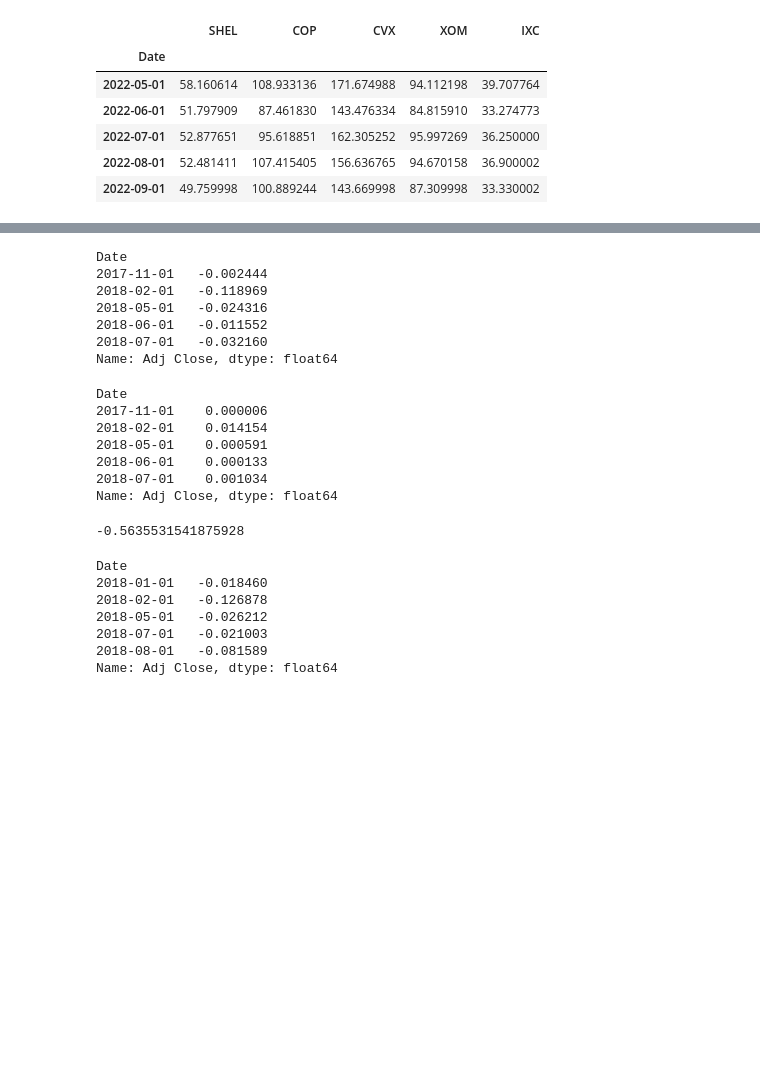
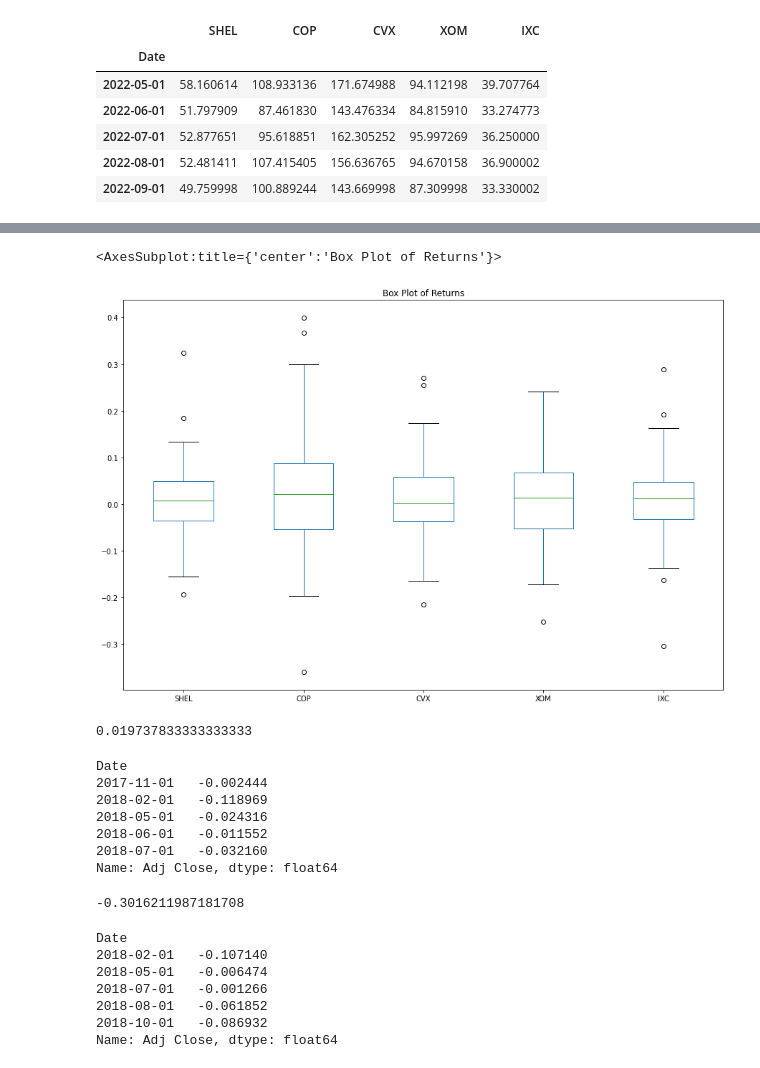
Before and after one commit to ggorovod/Sector-Stock-Selection-Model, a Jupyter notebook: Sortino_Ratio.ipynb, the cells around one changed output, grey strips where cells are left out. Cells and saved outputs as stored; diff of their text form; code cells hidden in the pictures; blank space fills up the shorter version.

```diff
--- a/Sortino_Ratio.ipynb
+++ b/Sortino_Ratio.ipynb
@@ -100,3 +92,15 @@ Expected_returns
+# %%
+energy_stocks_returns.plot.box(figsize=(15,10), title="Box Plot of Returns")
+# %% [output]
+<AxesSubplot:title={'center':'Box Plot of Returns'}>
+[figure, added]
+# %%
+#Get the Risk Free Rate from treasury_df
+risk_free_rate = treasury_df.mean() / 100
+
+risk_free_rate
+# %% [output]
+0.019737833333333333
 # %%
 # Sortino ratio for shell
 
@@ -118,52 +121,37 @@ Date
 2018-06-01   -0.011552
 2018-07-01   -0.032160
 Name: Adj Close, dtype: float64
-# %%
-# Step 3: Calculating square of negative excess returns
-
-Square_of_negative_excess_shell_returns = Negative_excess_shell_returns**2
-Square_of_negative_excess_shell_returns.head()
-# %% [output]
-Date
-2017-11-01    0.000006
-2018-02-01    0.014154
-2018-05-01    0.000591
-2018-06-01    0.000133
-2018-07-01    0.001034
-Name: Adj Close, dtype: float64
 # %%
-# Step 4: Caluclating the downsize risk and annualizing
+# Step 3: Calculate and Annualizing downside Standard Deviation
 
-SD_negative_excess_shell_returns = np.sqrt(Square_of_negative_excess_shell_returns.sum()/12)
+annualized_shell_SD_downside_returns = Negative_excess_shell_returns.std() * np.sqrt(12)
 
-# Step 5: Calculating average excess returns and annualizing
+# Step 4: Calculating the annualized stock avg return
+annualized_shell_stock_avg_returns= Shell_Excess_returns.mean() * 12
 
-Average_Shell_Excess_returns= Shell_Excess_returns.sum()/12
+# Step 5: Calculating the Sortino ratio
 
-# Step 6: Calculating the Sortino ratio
-
-Sortino_ratio_shell= Average_Shell_Excess_returns/SD_negative_excess_shell_returns
+Sortino_ratio_shell= annualized_shell_stock_avg_returns - risk_free_rate /annualized_shell_SD_downside_returns
 Sortino_ratio_shell
 # %% [output]
--0.5635531541875928
+-0.3016211987181708
 # %%
 #Sortino ratio for Chevron
 
 # Step 1: Calculating the excess returns
 
 chev_returns = cvx_df.pct_change().dropna()
-chev_Excess_returns = chev_returns - Expected_returns
 
 # Step 2: Calulcating negative excess returns
 
-boolean_filter = chev_Excess_returns < 0
-Negative_excess_chev_returns = chev_Excess_returns.loc[boolean_filter]
+boolean_filter = chev_returns < 0
+Negative_excess_chev_returns = chev_returns.loc[boolean_filter]
 Negative_excess_chev_returns.head()
 # %% [output]
 Date
-2018-01-01   -0.018460
-2018-02-01   -0.126878
-2018-05-01   -0.026212
-2018-07-01   -0.021003
-2018-08-01   -0.081589
+2018-02-01   -0.107140
+2018-05-01   -0.006474
+2018-07-01   -0.001266
+2018-08-01   -0.061852
+2018-10-01   -0.086932
 Name: Adj Close, dtype: float64
```
Also changed, not shown: parts of 20 cells of this notebook.
